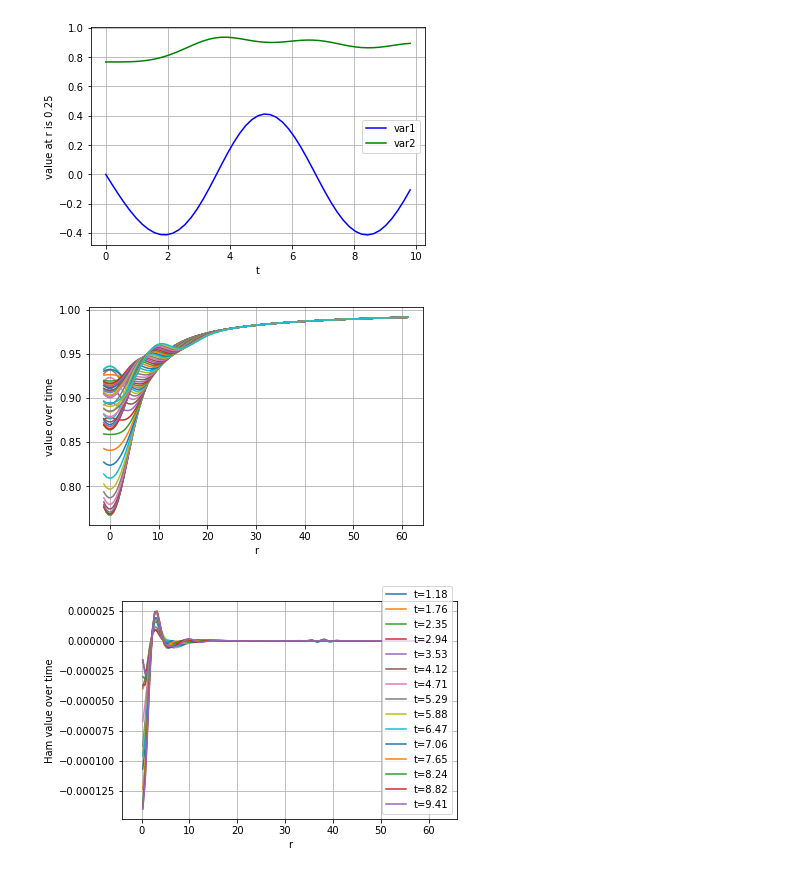
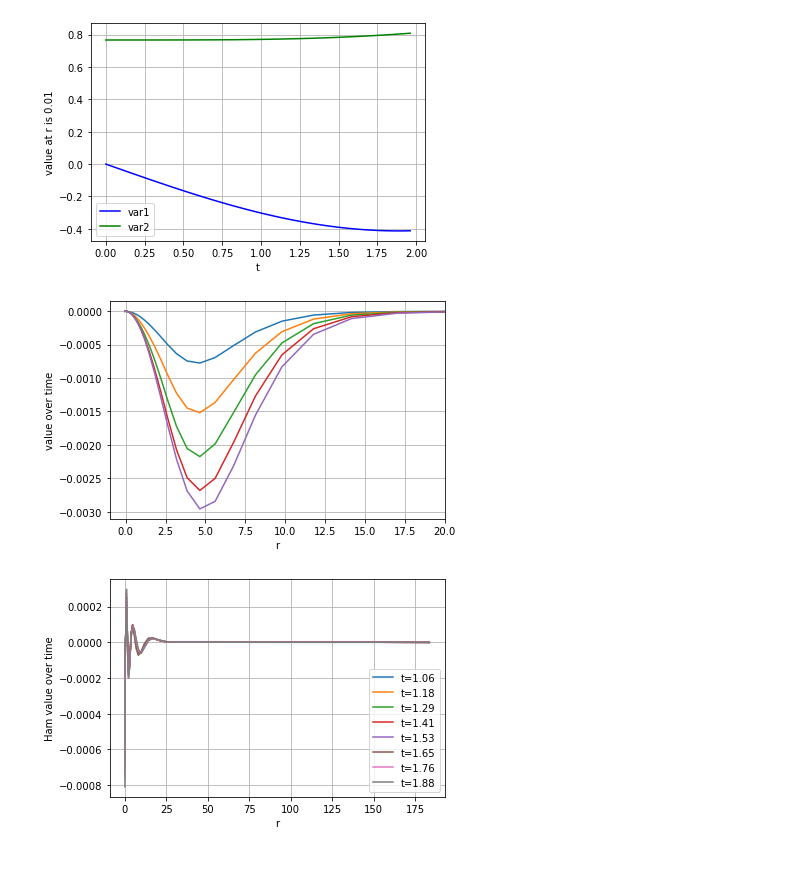
Before and after one commit to GRTLCollaboration/engrenage, a Jupyter notebook: examples/OscillatonEvolution.ipynb, the cells around one changed output. Saved outputs shown, nothing was run; the diff lists cells and outputs as text; code cells hidden in the pictures.

```diff
--- a/examples/OscillatonEvolution.ipynb
+++ b/examples/OscillatonEvolution.ipynb
@@ -26,16 +26,14 @@ from source.oscillatoninitialconditions import *              # go here to chang
 from source.diagnostics import *               # go here to change the diagnostics
 # %%
 # Input parameters for grid and evolution here
-N_r = 120 # num points on physical grid
-R = 60.0 # Maximum outer radius
+N_r = 30 # num points on physical grid
+R = 0.5 # Maximum outer radius
 
-r, initial_vars_values = get_initial_vars_values(R, N_r)
+r_is_logarithmic = True
+r, initial_vars_values = get_initial_vars_values(R, N_r, r_is_logarithmic)
 
 #unpackage the vector for readability
 initial_u, initial_v , initial_phi, initial_hrr, initial_htt, initial_hpp, initial_K, initial_arr, initial_att, initial_app, initial_lambdar, initial_shiftr, initial_br, initial_lapse = unpack_vars_vector(initial_vars_values, N_r)
-
-oneoverdxsquared = (R/N_r)**-2.0
-diss = get_dissipation(initial_lambdar, oneoverdxsquared, 1.0)
 
 #plot initial conditions
 plt.xlabel('r')
@@ -50,6 +48,6 @@ plt.plot(r, initial_lambdar, label='lambdar')
 plt.plot(r, initial_lapse-1, label='lapse - 1')
 plt.legend(loc='best')
 plt.grid()
-#plt.xlim(-0.5,10)
-#plt.ylim(-0.05,0.05)
+#plt.xlim(-0.5,0.5)
+#plt.ylim(-0.0005,0.0005)
 # %% [output]
@@ -57,13 +55,13 @@ plt.grid()
 # %%
 # check the Hamiltonian constraint initially satisfied
 # apart from numerical errors
-r, Ham = get_diagnostics(initial_vars_values, np.array([0]), R, N_r)
+r, Ham = get_diagnostics(initial_vars_values, np.array([0]), R, N_r, r_is_logarithmic)
 
 # plot the profile for Ham
 plt.plot(r, Ham[0])
 
 plt.xlabel('r')
-plt.xlim(-4.0,R+4.0)
+#plt.xlim(-4.0,R+4.0)
 #plt.ylim(-0.01,0.01)
 plt.ylabel('Ham value')
 plt.grid()
@@ -72,6 +70,6 @@ plt.grid()
 # %%
 # for control of time integrator and spatial grid
-T = 10.0 # Maximum evolution time
+T = 2.0 # Maximum evolution time
 N_t = 51 # time resolution (only for outputs, not for integration)
 
 # Work out dt and time spacing of outputs
@@ -83,7 +81,8 @@ eta = 2.0 # the 1+log slicing damping coefficient - of order 1/M_adm of spacetim
 # to make like (older) python odeint method use method='LSODA' instead
 # use tqdm package to track progress
 with tqdm(total=1000, unit="‰") as progress_bar:
-    dense_solution = solve_ivp(get_rhs, [0,T], initial_vars_values, args=(R, N_r, eta, progress_bar, [0, T/1000]),
+    dense_solution = solve_ivp(get_rhs, [0,T], initial_vars_values,
+                               args=(R, N_r, r_is_logarithmic, eta, progress_bar, [0, T/1000]),
                         #atol=1e-5, rtol=1e-5,
                         max_step=(0.1*R/N_r), #for stability and for KO coeff of 10
                         method='RK45', dense_output=True)
@@ -109,24 +108,24 @@ plt.legend(loc='best')
 #plt.ylim(-0.0023, 0.0023)
 plt.grid()
 # %% [output]
-[figure, old version]
+[figure, new version]
 # %%
 # plot the profile for some variable at a selection of times
-var = idx_lapse
+var = idx_att
 
 for i, t_i in enumerate(t) :
-    if (i < N_t) and (i % 1 == 0) and (t_i > 0.0) :
+    if (i < N_t) and (i % 10 == 0) and (t_i > 0.0) :
         labelt = "t="+str(round(t_i,2))
         f_t = solution[i, var * N: (var + 1) * N]
         plt.plot(r, f_t, label=labelt)
 
 #plt.legend(loc=4)
 plt.xlabel('r')
-#plt.xlim(-1,5.0)
-#plt.ylim(-0.001, 0.001)
+plt.xlim(-1,20.0)
+#plt.ylim(-0.0001, 0.0001)
 plt.ylabel('value over time')
 plt.grid()
 # %% [output]
-[figure, old version]
+[figure, new version]
 # %%
 # calculate the diagnostics, just the Hamiltonian constraint for now
@@ -144,8 +143,8 @@ for i, t_i in enumerate(t) :
 
 plt.legend(loc=4)
 plt.xlabel('r')
-plt.xlim(-4.0,1.1*R)
+#plt.xlim(-4.0,1.1*R)
 plt.ylabel('Ham value over time')
 plt.grid()
 # %% [output]
-[figure, old version]
+[figure, new version]
```
Also changed, not shown: parts of 3 cells of this notebook, 11 other files.
